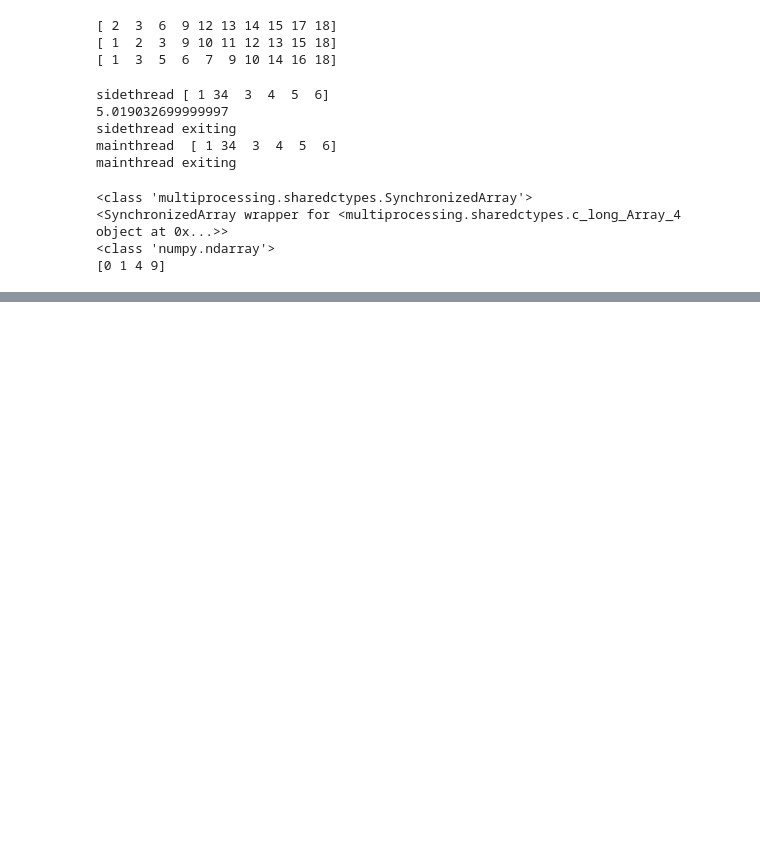
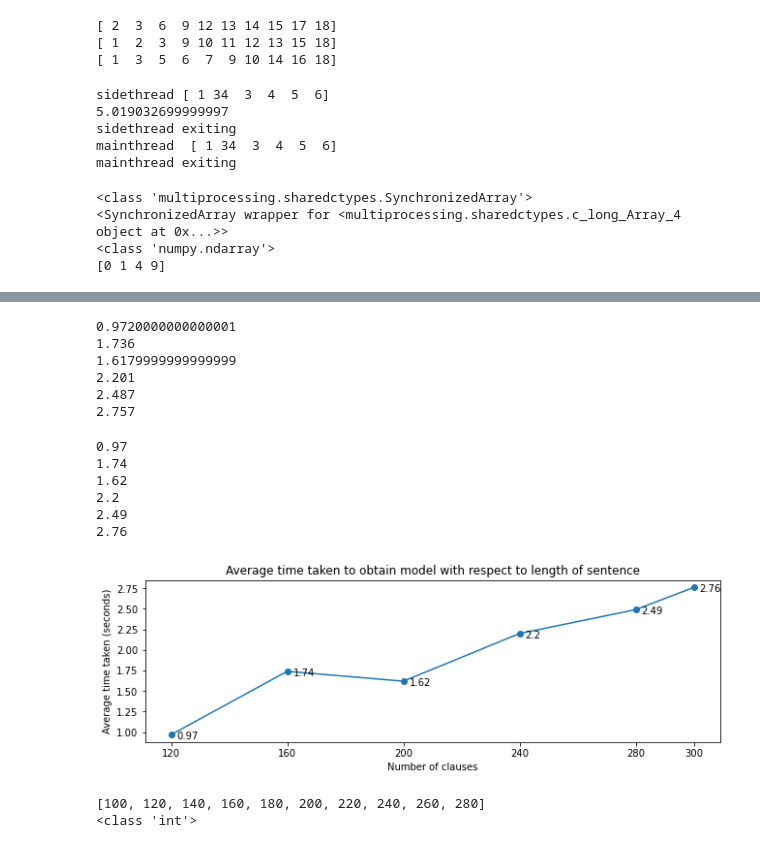
Before and after one commit to ParmeshMathur/AI_Assignment1, a Jupyter notebook: 2018A7PS0133G.ipynb, the cells around one changed output, grey strips where cells are left out. Saved outputs shown, nothing was run; the diff lists cells and outputs as text; code cells hidden in the pictures; blank space fills up the shorter version.

```diff
--- a/2018A7PS0133G.ipynb
+++ b/2018A7PS0133G.ipynb
@@ -326,0 +537,50 @@ print(newresult)
+# %%
+for i in tot_rtime:
+    tot_rtime[i]/=10
+    print(tot_rtime[i])
+# %% [output]
+0.9720000000000001
+1.736
+1.6179999999999999
+2.201
+2.487
+2.757
+# %%
+for i in tot_rtime:
+    tot_rtime[i] = round(tot_rtime[i], 2)
+    print(tot_rtime[i])
+# %% [output]
+0.97
+1.74
+1.62
+2.2
+2.49
+2.76
+# %%
+clauses = list(tot_rtime.keys())
+time_taken = list(tot_rtime.values())
+
+plt.plot(clauses, time_taken)
+plt.scatter(clauses, time_taken, s=None)
+plt.xlabel('Number of clauses')
+plt.ylabel('Average time taken (seconds)')
+plt.xticks(clauses)
+
+for ind, val in enumerate(time_taken):
+    plt.text(x=clauses[ind]+2, y=val-0.05, s=str(val))
+
+plt.subplots_adjust(bottom = 0.3, right = 1.5)
+plt.title('Average time taken to obtain model with respect to length of sentence')
+plt.show()
+# %% [output]
+[figure, added]
+# %%
+from random import choice
+
+sentence_length = list(range(100,300,20))
+print(sentence_length)
+l = choice(sentence_length)
+print(type(l))
+# %% [output]
+[100, 120, 140, 160, 180, 200, 220, 240, 260, 280]
+<class 'int'>
```
Also changed, not shown: parts of 5 cells of this notebook, 2 other files.
